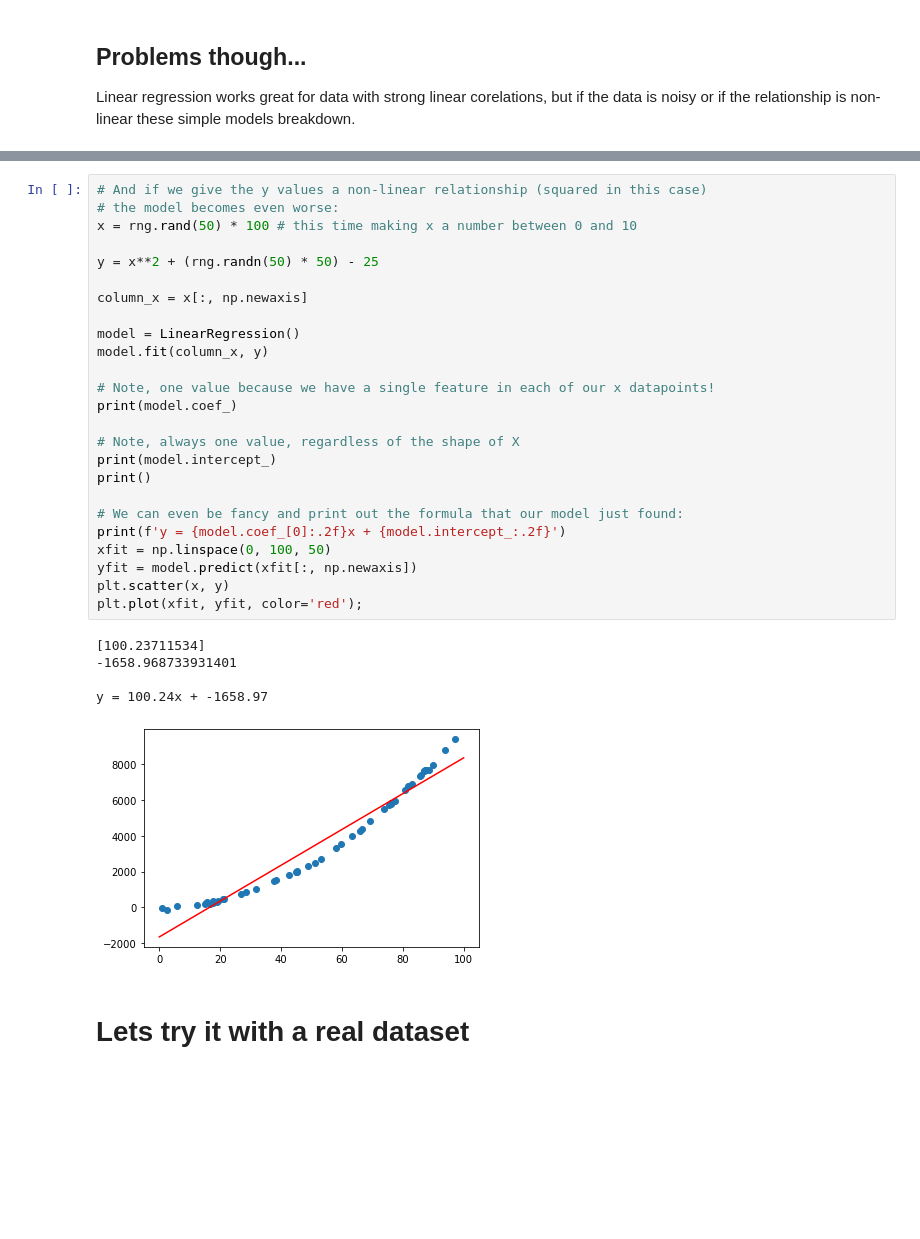
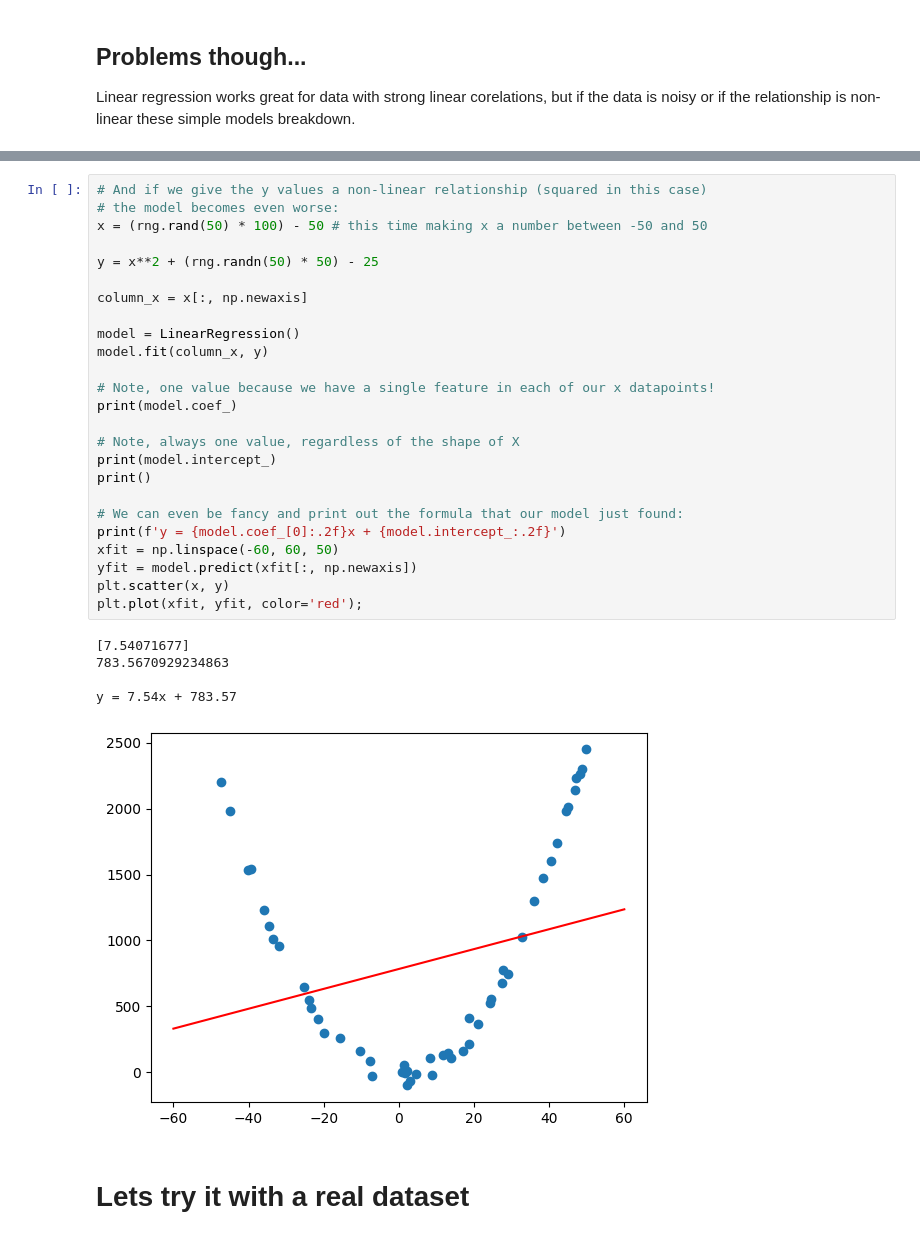
Before and after one commit to Tebs-Lab/data-science-three-day-workshop, a Jupyter notebook: 03-linear-logistic-regression/01-linear-regression.ipynb, the cells around one changed output, grey strips where cells are left out. Saved outputs shown, nothing was run; the diff lists cells and outputs as text; blank space fills up the shorter version.

```diff
--- a/03-linear-logistic-regression/01-linear-regression.ipynb
+++ b/03-linear-logistic-regression/01-linear-regression.ipynb
@@ -185,34 +185,34 @@ y = 1.99x + -16.79
 # %%
 # And if we give the y values a non-linear relationship (squared in this case)
 # the model becomes even worse:
-x = rng.rand(50) * 100 # this time making x a number between 0 and 10
+x = (rng.rand(50) * 100) - 50 # this time making x a number between -50 and 50
 
 y = x**2 + (rng.randn(50) * 50) - 25
 
 column_x = x[:, np.newaxis]
 
 model = LinearRegression()
 model.fit(column_x, y)
 
 # Note, one value because we have a single feature in each of our x datapoints!
 print(model.coef_)
 
 # Note, always one value, regardless of the shape of X
 print(model.intercept_)
 print()
 
 # We can even be fancy and print out the formula that our model just found:
 print(f'y = {model.coef_[0]:.2f}x + {model.intercept_:.2f}')
-xfit = np.linspace(0, 100, 50)
+xfit = np.linspace(-60, 60, 50)
 yfit = model.predict(xfit[:, np.newaxis])
 plt.scatter(x, y)
 plt.plot(xfit, yfit, color='red');
 # %% [output]
-[100.23711534]
--1658.968733931401
+[7.54071677]
+783.5670929234863
 
-y = 100.24x + -1658.97
+y = 7.54x + 783.57
-[figure, old version]
+[figure, new version]
 # %% [markdown]
 # Lets try it with a real dataset
 # %%
```
Also changed, not shown: parts of 5 cells of this notebook.
